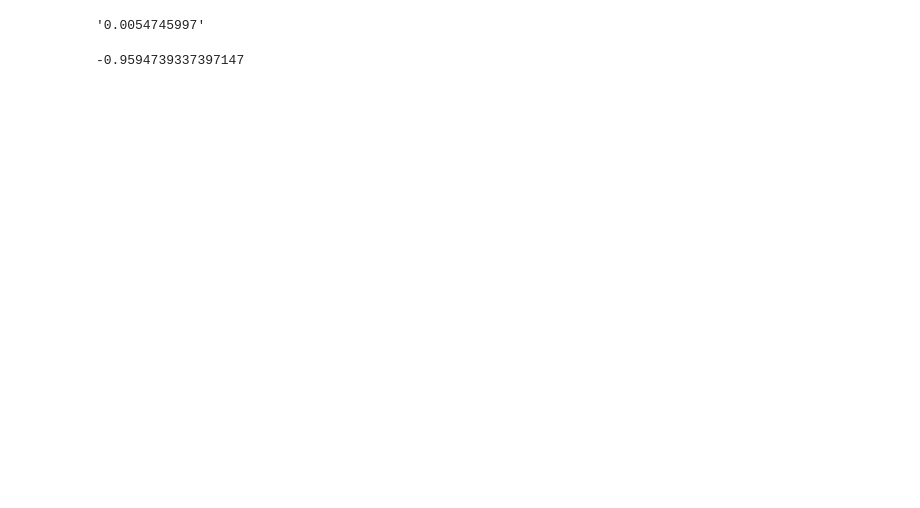
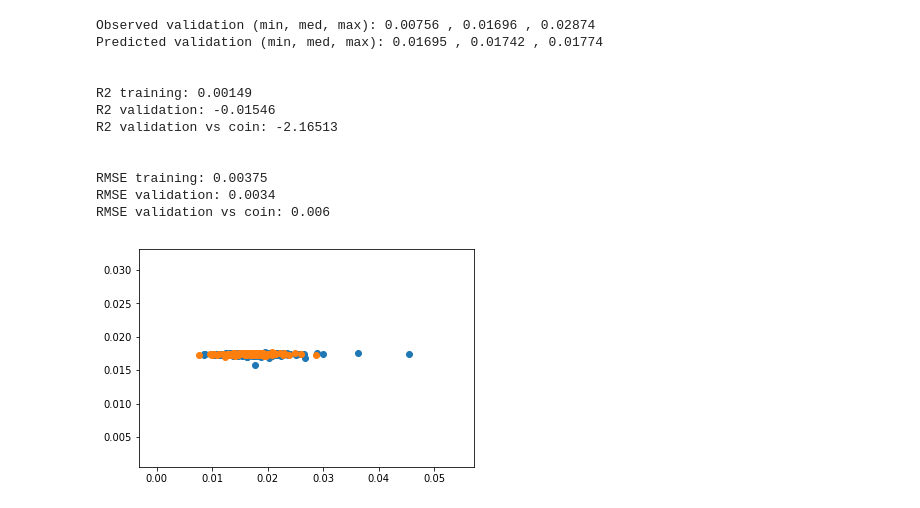
Before and after one commit to lucasbruscato/Master, a Jupyter notebook: 3_model/03_model.ipynb, the cells around one changed output. Cells and saved outputs as stored; diff of their text form; code cells hidden in the pictures; blank space fills up the shorter version.

```diff
--- a/3_model/03_model.ipynb
+++ b/3_model/03_model.ipynb
@@ -138,3 +157,15 @@ R2 validation: 0.02506270529716681
+# %%
+array = training_dataset.iloc[:, np.r_[0, 3:52]].values
+
+X_training = training_dataset[['social_indicator_var_03_responsable_illiterate_pct',
+                               'fertility_var_02_separated_pct']]
+Y_training = array[:, 0]
+# %%
+array = validation_dataset.iloc[:, np.r_[0, 3:52]].values
+
+X_validation = validation_dataset[['social_indicator_var_03_responsable_illiterate_pct',
+                                   'fertility_var_02_separated_pct']]
+Y_validation = array[:, 0]
 # %%
 model = LinearRegression()
 model.fit(X_training, Y_training)
@@ -158,12 +175,16 @@ R2 validation: -2.0595774985362922
-# %%
-y_test_coin = np.random.randint(7, 20, size=127) * 0.001
-
-'{0:.10f}'.format(np.sqrt(mean_squared_error(Y_validation, y_test_coin)))
-# %% [output]
-'0.0054745997'
-# %%
-y_test_coin = np.random.randint(7, 20, size=127) * 0.001
-
-r2_score(Y_validation, y_test_coin)
-# %% [output]
--0.9594739337397147
+# %%
+regression_evaluation(Y_training, y_training_pred, Y_validation, y_validation_pred)
+# %% [output]
+Observed validation (min, med, max): 0.00756 , 0.01696 , 0.02874
+Predicted validation (min, med, max): 0.01695 , 0.01742 , 0.01774
+
+
+R2 training: 0.00149
+R2 validation: -0.01546
+R2 validation vs coin: -2.16513
+
+
+RMSE training: 0.00375
+RMSE validation: 0.0034
+RMSE validation vs coin: 0.006
+[figure, added]
```
Also changed, not shown: parts of 22 cells of this notebook, 4 other files.
